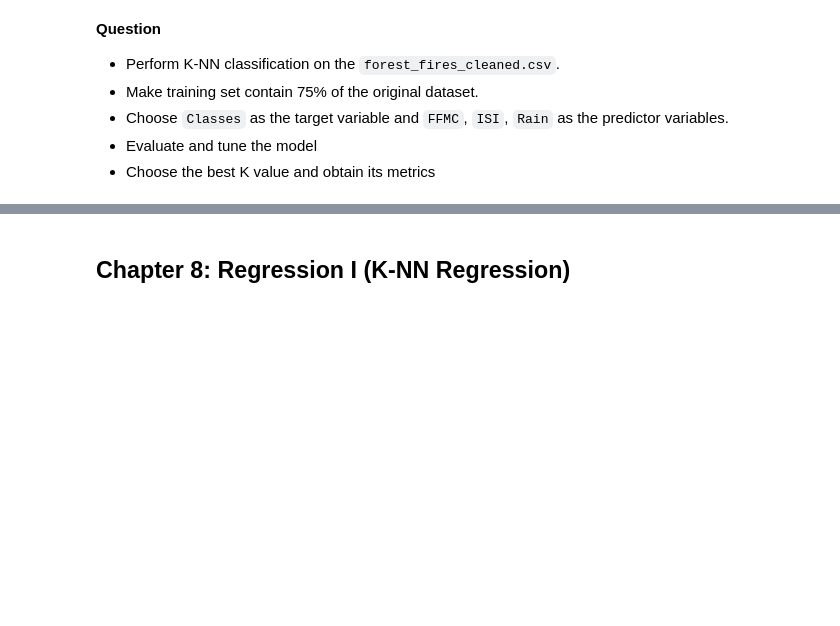
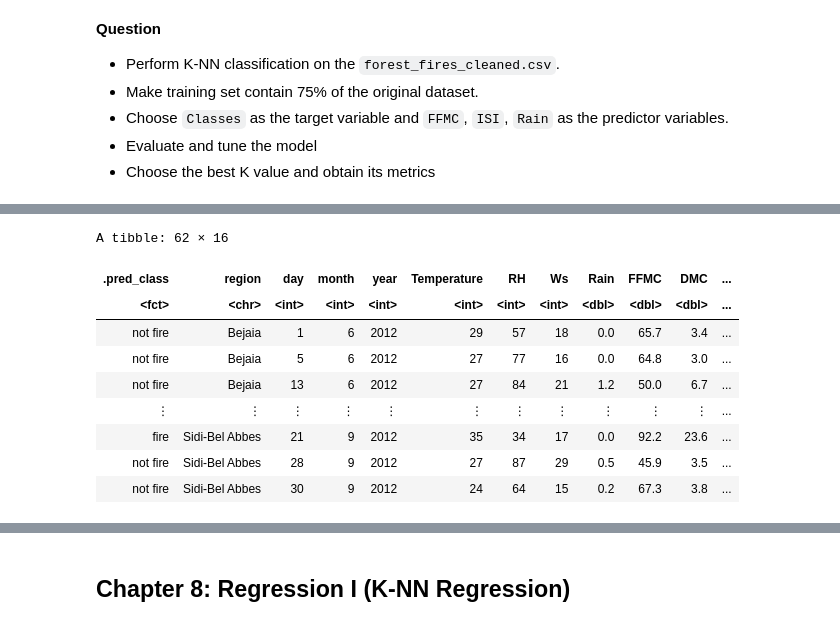
Before and after one commit to omertahi/DSCI100_Review_Session, a Jupyter notebook: Review Session 2.ipynb, the cells around one changed output, grey strips where cells are left out. Drawn from its saved outputs; the diff is of its cells as text; code cells hidden in the pictures; blank space fills up the shorter version.

```diff
--- a/Review Session 2.ipynb
+++ b/Review Session 2.ipynb
@@ -745,0 +767,28 @@ options(repr.plot.width = 12, repr.plot.height = 7)
+# %%
+##(7)##
+knn_best_spec <- nearest_neighbor(weight_func = "rectangular", neighbors = 13) |>
+  set_engine("kknn") |>
+  set_mode("classification")
+
+ff_fit <- workflow() |>
+  add_recipe(ff_recipe) |>
+  add_model(knn_best_spec) |>
+  fit(data = ff_train)
+
+##(8)##
+# Get the prediction column
+ff_predictions <- predict(ff_fit, ff_test) |>
+    bind_cols(ff_test)
+
+ff_predictions
+# %% [output]
+A tibble: 62 × 16
+| .pred_class | region | day | month | year | Temperature | RH | Ws | Rain | FFMC | DMC | ... |
+| <fct> | <chr> | <int> | <int> | <int> | <int> | <int> | <int> | <dbl> | <dbl> | <dbl> | ... |
+| not fire | Bejaia | 1 | 6 | 2012 | 29 | 57 | 18 | 0.0 | 65.7 | 3.4 | ... |
+| not fire | Bejaia | 5 | 6 | 2012 | 27 | 77 | 16 | 0.0 | 64.8 | 3.0 | ... |
+| not fire | Bejaia | 13 | 6 | 2012 | 27 | 84 | 21 | 1.2 | 50.0 | 6.7 | ... |
+| ⋮ | ⋮ | ⋮ | ⋮ | ⋮ | ⋮ | ⋮ | ⋮ | ⋮ | ⋮ | ⋮ | ... |
+| fire | Sidi-Bel Abbes | 21 | 9 | 2012 | 35 | 34 | 17 | 0.0 | 92.2 | 23.6 | ... |
+| not fire | Sidi-Bel Abbes | 28 | 9 | 2012 | 27 | 87 | 29 | 0.5 | 45.9 | 3.5 | ... |
+| not fire | Sidi-Bel Abbes | 30 | 9 | 2012 | 24 | 64 | 15 | 0.2 | 67.3 | 3.8 | ... |
```
Also changed, not shown: parts of 18 cells of this notebook.
